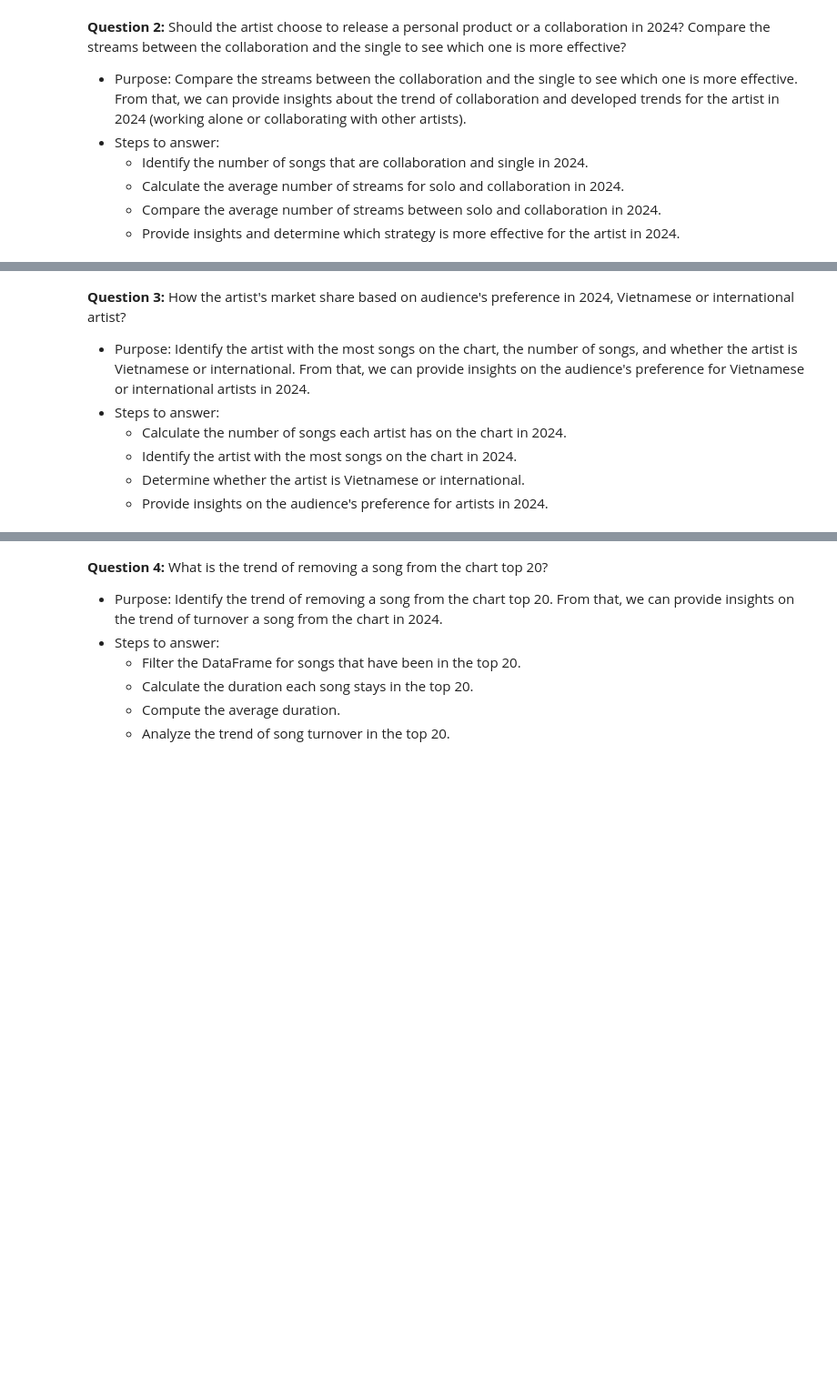
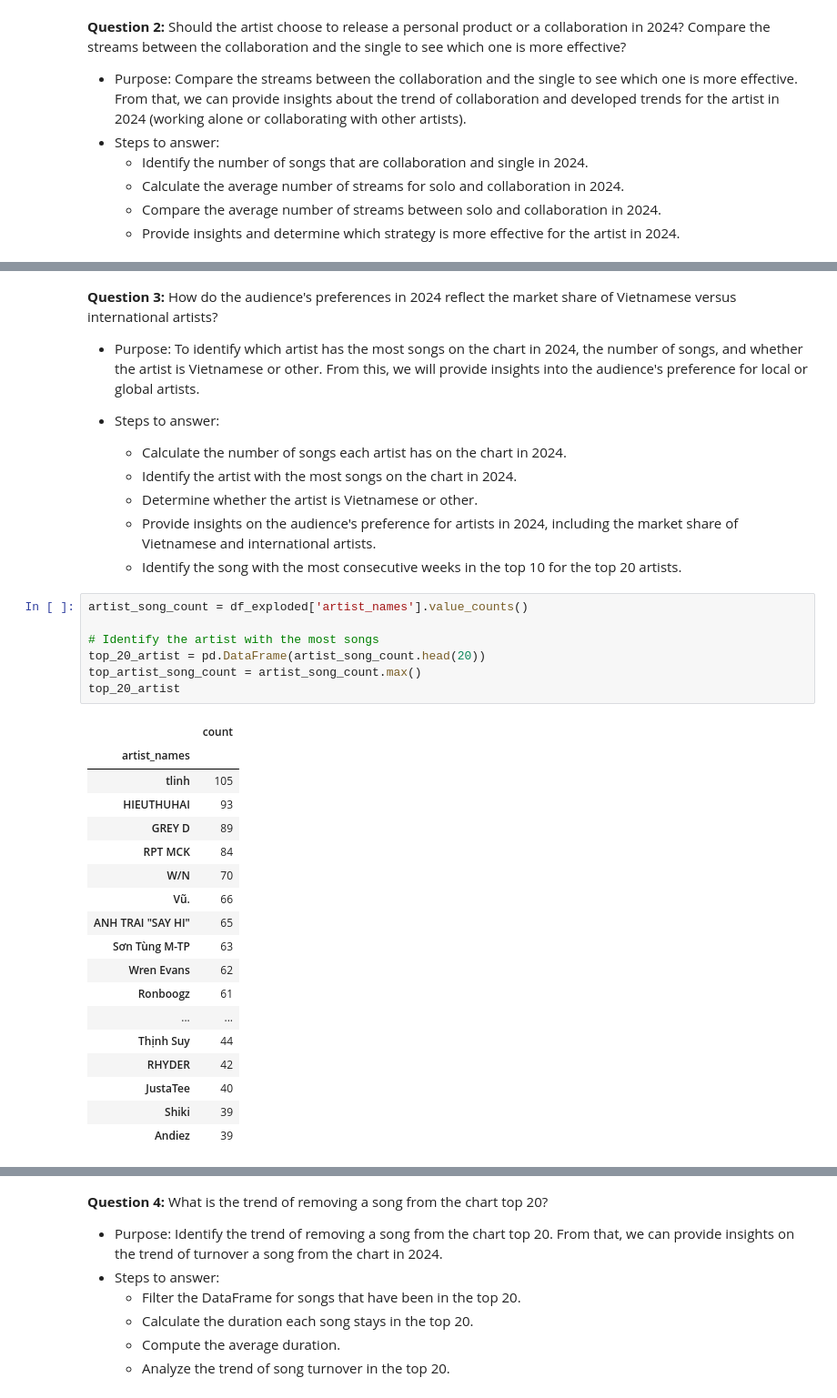
Before and after one commit to pililover/DataScience-Jobs-Market, a Jupyter notebook: SOURCECODE/Data_analysis.ipynb, the cells around one changed output, grey strips where cells are left out. Shown at 91% size. Cells and saved outputs as stored; diff of their text form; blank space fills up the shorter version.

```diff
--- a/SOURCECODE/Data_analysis.ipynb
+++ b/SOURCECODE/Data_analysis.ipynb
@@ -711,8 +752,37 @@ A potential product release strategy could be:
 # %% [markdown]
-**Question 3:** How the artist's market share based on audience's preference in 2024, Vietnamese or international artist?
-- Purpose: Identify the artist with the most songs on the chart, the number of songs, and whether the artist is Vietnamese or international. From that, we can provide insights on the audience's preference for Vietnamese or international artists in 2024.
+**Question 3:** How do the audience's preferences in 2024 reflect the market share of Vietnamese versus international artists?
+
+- Purpose: To identify which artist has the most songs on the chart in 2024, the number of songs, and whether the artist is Vietnamese or other. From this, we will provide insights into the audience's preference for local or global artists.
+
 - Steps to answer:
     + Calculate the number of songs each artist has on the chart in 2024.
     + Identify the artist with the most songs on the chart in 2024.
-    + Determine whether the artist is Vietnamese or international.
-    + Provide insights on the audience's preference for artists in 2024.
+    + Determine whether the artist is Vietnamese or other.
+    + Provide insights on the audience's preference for artists in 2024, including the market share of Vietnamese and international artists.
+    + Identify the song with the most consecutive weeks in the top 10 for the top 20 artists.
+# %%
+artist_song_count = df_exploded['artist_names'].value_counts()
+
+# Identify the artist with the most songs
+top_20_artist = pd.DataFrame(artist_song_count.head(20))
+top_artist_song_count = artist_song_count.max()
+top_20_artist
+# %% [output]
+|  | count |
+| artist_names |  |
+| tlinh | 105 |
+| HIEUTHUHAI | 93 |
+| GREY D | 89 |
+| RPT MCK | 84 |
+| W/N | 70 |
+| Vũ. | 66 |
+| ANH TRAI "SAY HI" | 65 |
+| Sơn Tùng M-TP | 63 |
+| Wren Evans | 62 |
+| Ronboogz | 61 |
+| ... | ... |
+| Thịnh Suy | 44 |
+| RHYDER | 42 |
+| JustaTee | 40 |
+| Shiki | 39 |
+| Andiez | 39 |
```
Also changed, not shown: parts of 13 cells of this notebook.
